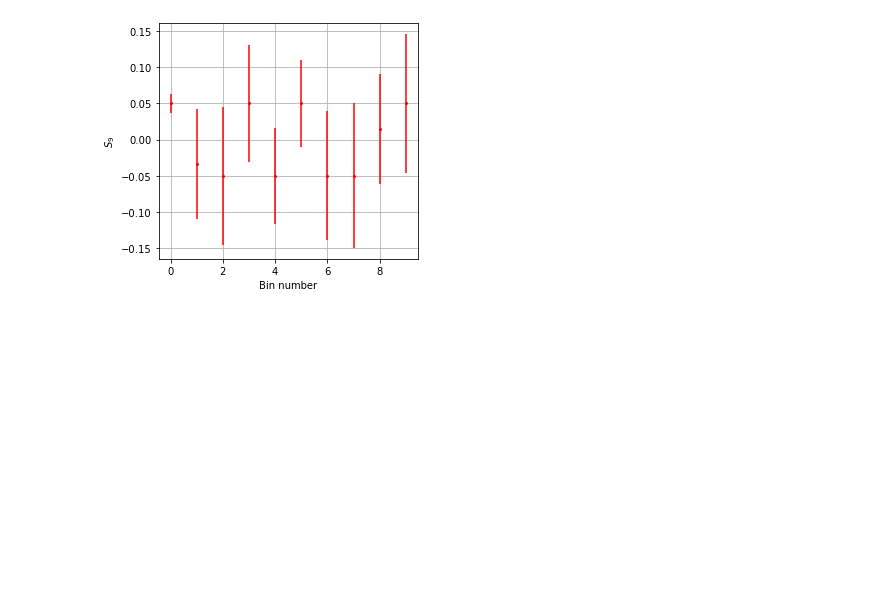
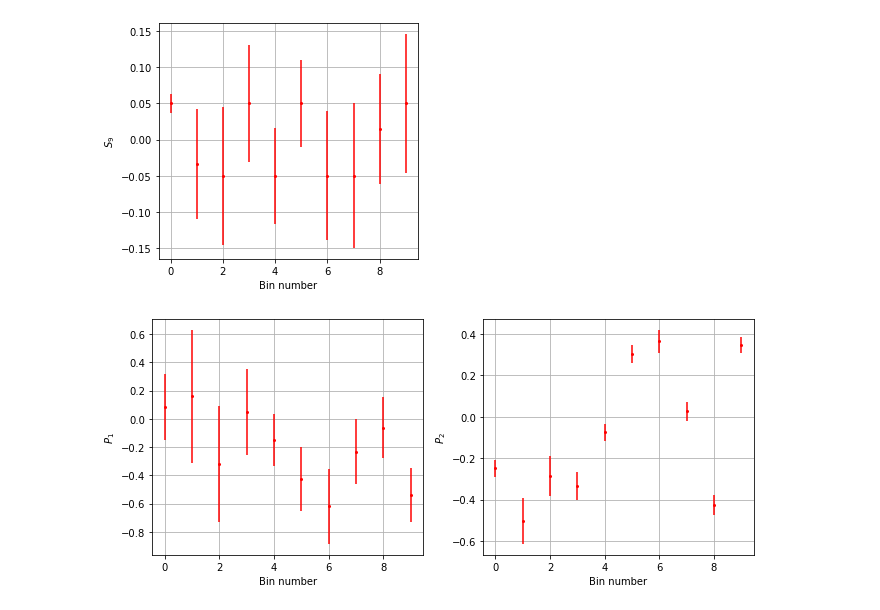
Before and after one commit to Luke-Conmy/ic-teach-kstmumu-team3, a Jupyter notebook: MiguelSkeletonCode_totaldata.ipynb, the cells around one changed output. Cells and saved outputs as stored; diff of their text form; code cells hidden in the pictures; blank space fills up the shorter version.

```diff
--- a/MiguelSkeletonCode_totaldata.ipynb
+++ b/MiguelSkeletonCode_totaldata.ipynb
@@ -661,3 +687,41 @@ plt.tight_layout()
 plt.show()
 # %% [output]
 [figure]
+# %%
+"""Finding values for P_1,2,3,4,5,6,8 and respective errors"""
+p1s, p1_errs = [], []
+p2s, p2_errs = [], []
+p3s, p3_errs = [], []
+pd4s, pd4_errs = [], []
+pd5s, pd5_errs = [], []
+pd8s, pd8_errs = [], []
+pd6s, pd6_errs = [], []
+for i in range(len(fls)):# Code may be messy but should work
+    p1s.append((2 * s3s[i]) / (1 - fls[i]))
+    p1_errs.append(p1s[i] * np.sqrt((s3_errs[i] / s3s[i]) ** 2 + (fl_errs[i] / (1 - fls[i])) ** 2))
+    p2s.append((2 / 3 * afbs[i]) / (1 - fls[i]))
+    p2_errs.append(p2s[i] * np.sqrt((afb_errs[i] / afbs[i]) ** 2 + (fl_errs[i] / (1 - fls[i])) ** 2))
+    p3s.append((-s9s[i]) / (1 - fls[i]))
+    p3_errs.append(-p3s[i] * np.sqrt((s9_errs[i] / s9s[i]) ** 2 + (fl_errs[i] / (1 - fls[i])) ** 2))
+    pd4s.append(s4s[i] / np.sqrt(fls[i] * (1 - fls[i])))
+    pd4_errs.append(np.sqrt((s4_errs[i] / np.sqrt(fls[i] * (1 - fls[i]))) ** 2 + (fl_errs[i] * s4s[i] * (1 -  2 * fls[i]) / (2 * (fls[i] * (1 - fls[i])) ** (3 / 2))) ** 2))
+    pd5s.append(s5s[i] / np.sqrt(fls[i] * (1 - fls[i])))
+    pd5_errs.append(np.sqrt((s5_errs[i] / np.sqrt(fls[i] * (1 - fls[i]))) ** 2 + (fl_errs[i] * s5s[i] * (1 -  2 * fls[i]) / (2 * (fls[i] * (1 - fls[i])) ** (3 / 2))) ** 2))
+    pd8s.append(s8s[i] / np.sqrt(fls[i] * (1 - fls[i])))
+    pd8_errs.append(np.sqrt((s8_errs[i] / np.sqrt(fls[i] * (1 - fls[i]))) ** 2 + (fl_errs[i] * s8s[i] * (1 -  2 * fls[i]) / (2 * (fls[i] * (1 - fls[i])) ** (3 / 2))) ** 2))
+    pd6s.append(s7s[i] / np.sqrt(fls[i] * (1 - fls[i])))
+    pd6_errs.append(np.sqrt((s7_errs[i] / np.sqrt(fls[i] * (1 - fls[i]))) ** 2 + (fl_errs[i] * s7s[i] * (1 -  2 * fls[i]) / (2 * (fls[i] * (1 - fls[i])) ** (3 / 2))) ** 2))
+# %%
+fig, (ax1, ax2) = plt.subplots(1,2,figsize=(14/1.5, 6/1.5))
+ax1.errorbar(np.linspace(0, len(bins) - 1, len(bins)), p1s, yerr=p1_errs, fmt='o', markersize=2, label=r'$S_7$', color='red')
+ax2.errorbar(np.linspace(0, len(bins) - 1, len(bins)), p2s, yerr=p2_errs, fmt='o', markersize=2, label=r'$S_8$', color='red')
+ax1.grid()
+ax2.grid()
+ax1.set_ylabel(r'$P_1$')
+ax2.set_ylabel(r'$P_2$')
+ax1.set_xlabel(r'Bin number')
+ax2.set_xlabel(r'Bin number')
+plt.tight_layout()
+plt.show()
+# %% [output]
+[figure, added]
```
Also changed, not shown: parts of 9 cells of this notebook.
